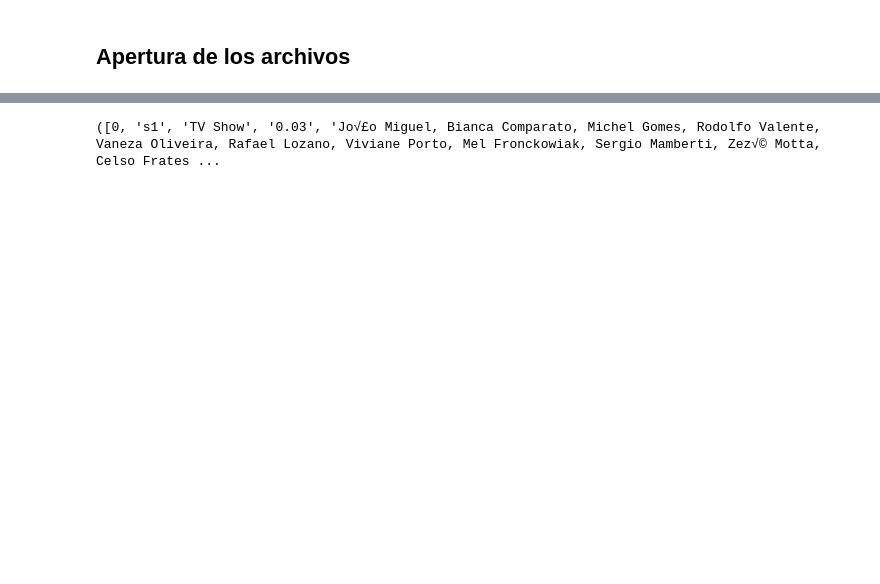
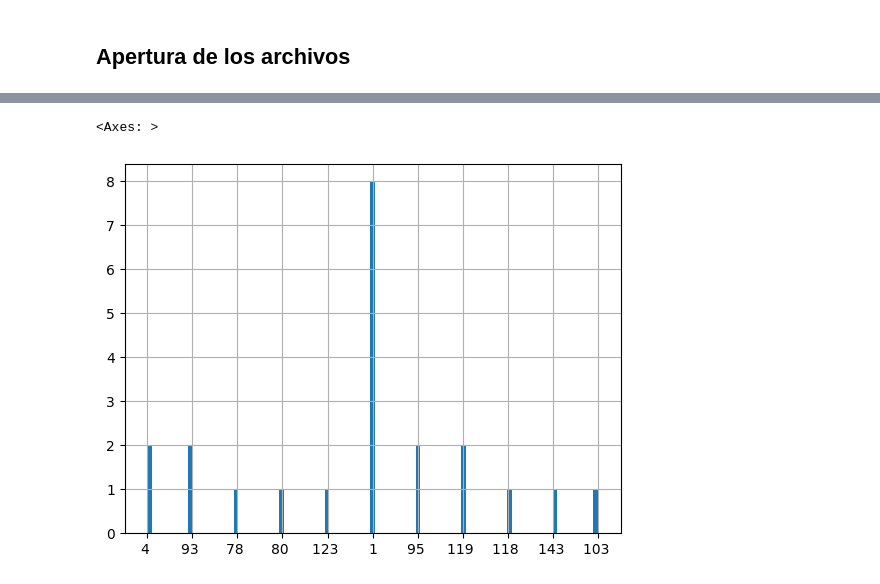
Before and after one commit to CeAcheRistian/Prueba, a Jupyter notebook: jupyter/baseNetflix.ipynb, the cells around one changed output, grey strips where cells are left out. Cells and saved outputs as stored; diff of their text form; code cells hidden in the pictures; blank space fills up the shorter version.

```diff
--- a/jupyter/baseNetflix.ipynb
+++ b/jupyter/baseNetflix.ipynb
@@ -142,8 +144,8 @@ class etl():
 # %%
 etl1 = etl()
 #etl1.create_db()
-#carga = etl1.charge_file()
+#carga = etl1.charge_file(limpiar_etl(df_original))
 #etl1.charge_sql(carga)
 #etl1.comprobacion(carga)
-#limpiar_etl(df_original)
-df_original.head(50)
+df = limpiar_etl(df_original)
+#df_original.head(50)
@@ -168,4 +152,5 @@ df_original.head(50)
 # %%
-print(etl1.charge_file())
+df["duration"][0:100].hist(bins=np.linspace(0,10,100))
 # %% [output]
-([0, 's1', 'TV Show', '0.03', 'Jo√£o Miguel, Bianca Comparato, Michel Gomes, Rodolfo Valente, Vaneza Oliveira, Rafael Lozano, Viviane Porto, Mel Fronckowiak, Sergio Mamberti, Zez√© Motta, Celso Frates ...
+<Axes: >
+[figure, added]
```
Also changed, not shown: parts of 6 cells of this notebook, 3 other files.
